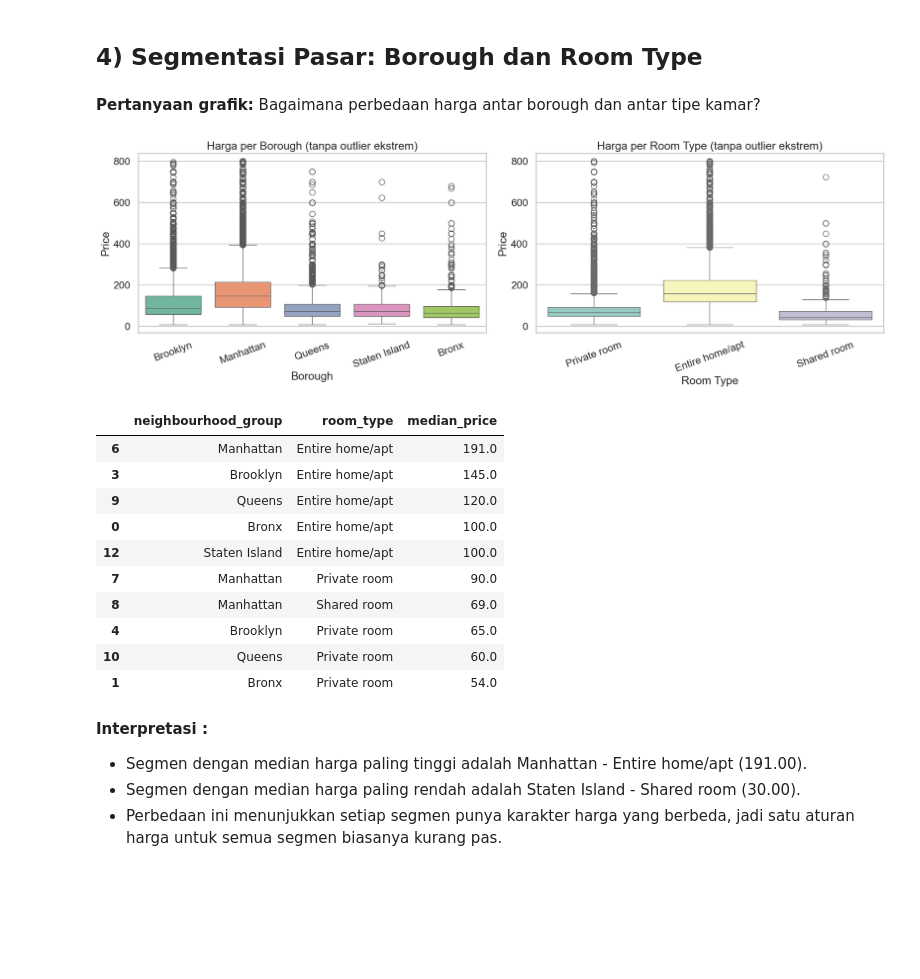
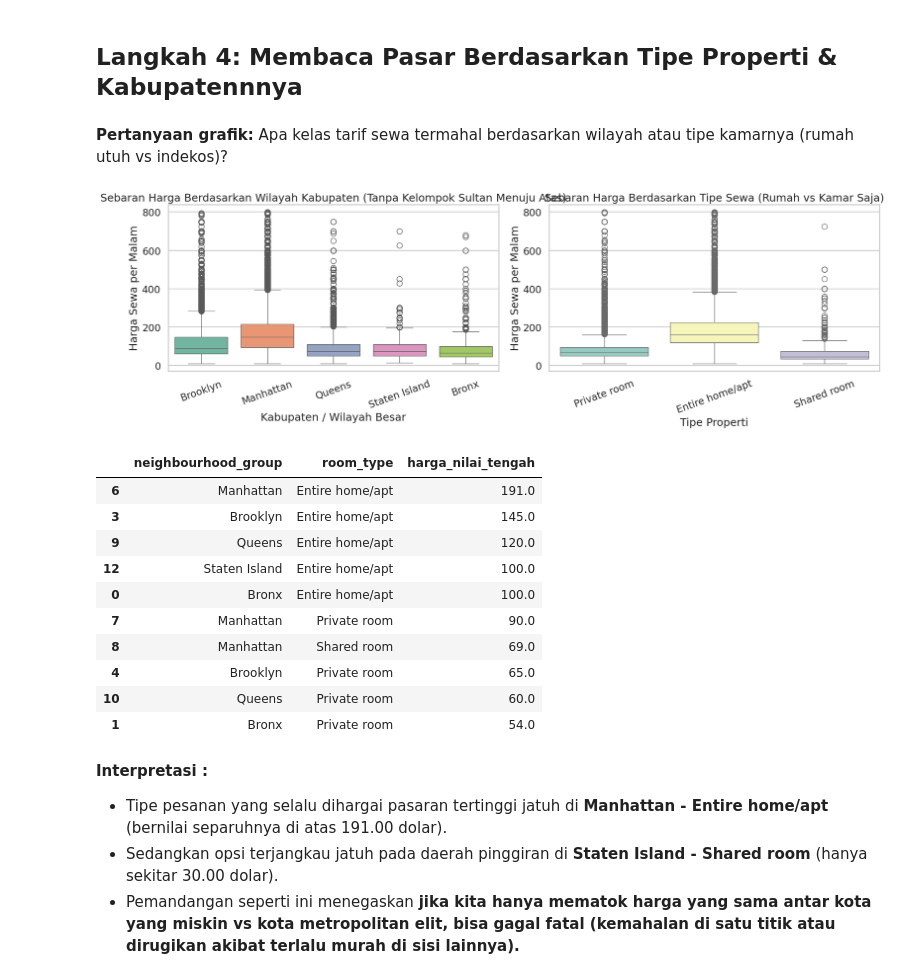
Before and after one commit to erlanggadewasakti/Analitik-Big-Data-Lanjut, a Jupyter notebook: eda.ipynb, the cells around one changed output. Cells and saved outputs as stored; diff of their text form; code cells hidden in the pictures; blank space fills up the shorter version.

```diff
--- a/eda.ipynb
+++ b/eda.ipynb
@@ -435,7 +451,7 @@ explain_plot(
 # %%
-section("4) Segmentasi Pasar: Borough dan Room Type")
+section("Langkah 4: Membaca Pasar Berdasarkan Tipe Properti & Kabupatennnya")
 
-ask_plot("Bagaimana perbedaan harga antar borough dan antar tipe kamar?")
+ask_plot("Apa kelas tarif sewa termahal berdasarkan wilayah atau tipe kamarnya (rumah utuh vs indekos)?")
 fig, ax = plt.subplots(1, 2, figsize=(18, 6))
 sns.boxplot(
     data=df_vis[df_vis["price"] <= price_hi],
@@ -444,70 +460,70 @@ sns.boxplot(
     ax=ax[0],
     palette="Set2",
 )
-ax[0].set_title("Harga per Borough (tanpa outlier ekstrem)")
-ax[0].set_xlabel("Borough")
-ax[0].set_ylabel("Price")
+ax[0].set_title("Sebaran Harga Berdasarkan Wilayah Kabupaten (Tanpa Kelompok Sultan Menuju Atas)")
+ax[0].set_xlabel("Kabupaten / Wilayah Besar")
+ax[0].set_ylabel("Harga Sewa per Malam")
 ax[0].tick_params(axis="x", rotation=20)
 
 sns.boxplot(
     data=df_vis[df_vis["price"] <= price_hi],
     x="room_type",
     y="price",
     ax=ax[1],
     palette="Set3",
 )
-ax[1].set_title("Harga per Room Type (tanpa outlier ekstrem)")
-ax[1].set_xlabel("Room Type")
-ax[1].set_ylabel("Price")
+ax[1].set_title("Sebaran Harga Berdasarkan Tipe Sewa (Rumah vs Kamar Saja)")
+ax[1].set_xlabel("Tipe Properti")
+ax[1].set_ylabel("Harga Sewa per Malam")
 ax[1].tick_params(axis="x", rotation=20)
 
 plt.tight_layout()
 plt.show()
 
 price_segment = (
     df.groupby(["neighbourhood_group", "room_type"])["price"]
     .median()
-    .rename("median_price")
+    .rename("harga_nilai_tengah")
     .reset_index()
-    .sort_values("median_price", ascending=False)
+    .sort_values("harga_nilai_tengah", ascending=False)
 )
 display(price_segment.head(10))
 
 highest_segment = price_segment.iloc[0]
 lowest_segment = price_segment.iloc[-1]
 
 explain_plot(
     [
         (
-            "Segmen dengan median harga paling tinggi adalah "
-            f"{highest_segment['neighbourhood_group']} - {highest_segment['room_type']} "
-            f"({fmt_num(highest_segment['median_price'])})."
+            "Tipe pesanan yang selalu dihargai pasaran tertinggi jatuh di "
+            f"**{highest_segment['neighbourhood_group']} - {highest_segment['room_type']}** "
+            f"(bernilai separuhnya di atas {fmt_num(highest_segment['harga_nilai_tengah'])} dolar)."
         ),
         (
-            "Segmen dengan median harga paling rendah adalah "
-            f"{lowest_segment['neighbourhood_group']} - {lowest_segment['room_type']} "
-            f"({fmt_num(lowest_segment['median_price'])})."
+            "Sedangkan opsi terjangkau jatuh pada daerah pinggiran di "
+            f"**{lowest_segment['neighbourhood_group']} - {lowest_segment['room_type']}** "
+            f"(hanya sekitar {fmt_num(lowest_segment['harga_nilai_tengah'])} dolar)."
         ),
-        "Perbedaan ini menunjukkan setiap segmen punya karakter harga yang berbeda, jadi satu aturan harga untuk semua segmen biasanya kurang pas.",
+        "Pemandangan seperti ini menegaskan **jika kita hanya mematok harga yang sama antar kota yang miskin vs kota metropolitan elit, bisa gagal fatal (kemahalan di satu titik atau dirugikan akibat terlalu murah di sisi lainnya).**",
     ]
 )
 # %% [output]
-## 4) Segmentasi Pasar: Borough dan Room Type
+## Langkah 4: Membaca Pasar Berdasarkan Tipe Properti & Kabupatennnya
-**Pertanyaan grafik:** Bagaimana perbedaan harga antar borough dan antar tipe kamar?
+**Pertanyaan grafik:** Apa kelas tarif sewa termahal berdasarkan wilayah atau tipe kamarnya (rumah utuh vs indekos)?
-[figure, old version]
+[figure, new version]
-|  | neighbourhood_group | room_type | median_price |
+|  | neighbourhood_group | room_type | harga_nilai_tengah |
 | 6 | Manhattan | Entire home/apt | 191.0 |
 | 3 | Brooklyn | Entire home/apt | 145.0 |
 | 9 | Queens | Entire home/apt | 120.0 |
+| 12 | Staten Island | Entire home/apt | 100.0 |
 | 0 | Bronx | Entire home/apt | 100.0 |
-| 12 | Staten Island | Entire home/apt | 100.0 |
 | 7 | Manhattan | Private room | 90.0 |
 | 8 | Manhattan | Shared room | 69.0 |
 | 4 | Brooklyn | Private room | 65.0 |
 | 10 | Queens | Private room | 60.0 |
 | 1 | Bronx | Private room | 54.0 |
 **Interpretasi :**
-- Segmen dengan median harga paling tinggi adalah Manhattan - Entire home/apt (191.00).
-- Segmen dengan median harga paling rendah adalah Staten Island - Shared room (30.00).
-- Perbedaan ini menunjukkan setiap segmen punya karakter harga yang berbeda, jadi satu aturan harga untuk semua segmen biasanya kurang pas.
+- Tipe pesanan yang selalu dihargai pasaran tertinggi jatuh di **Manhattan - Entire home/apt** (bernilai separuhnya di atas 191.00 dolar).
+- Sedangkan opsi terjangkau jatuh pada daerah pinggiran di **Staten Island - Shared room** (hanya sekitar 30.00 dolar).
+- Pemandangan seperti ini menegaskan **jika kita hanya mematok harga yang sama antar kota yang miskin vs kota metropolitan elit, bisa gagal fatal (kemahalan di satu titik atau dirugikan akibat terlalu murah di sisi lainnya).**
 # %%
```
Also changed, not shown: parts of 14 cells of this notebook.
